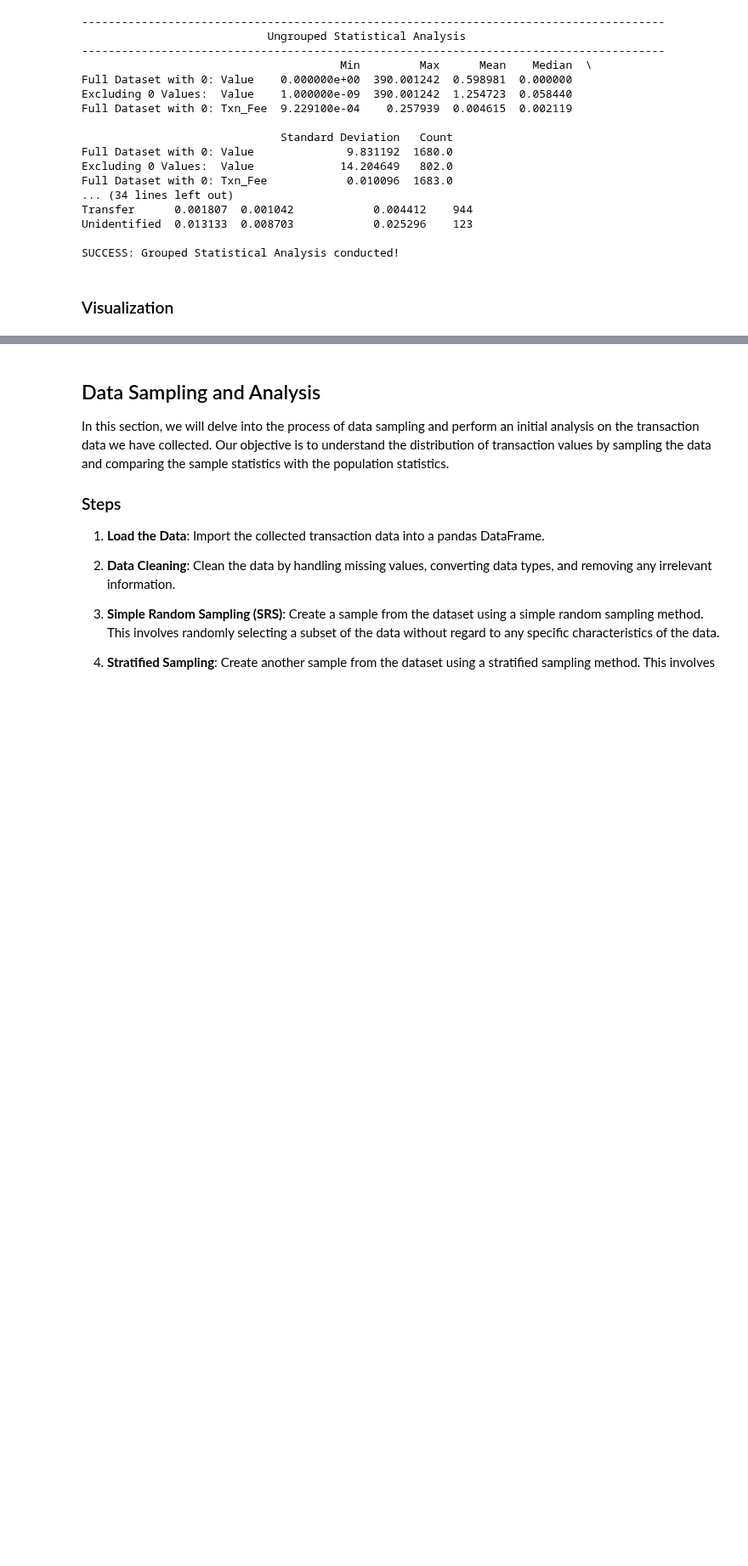
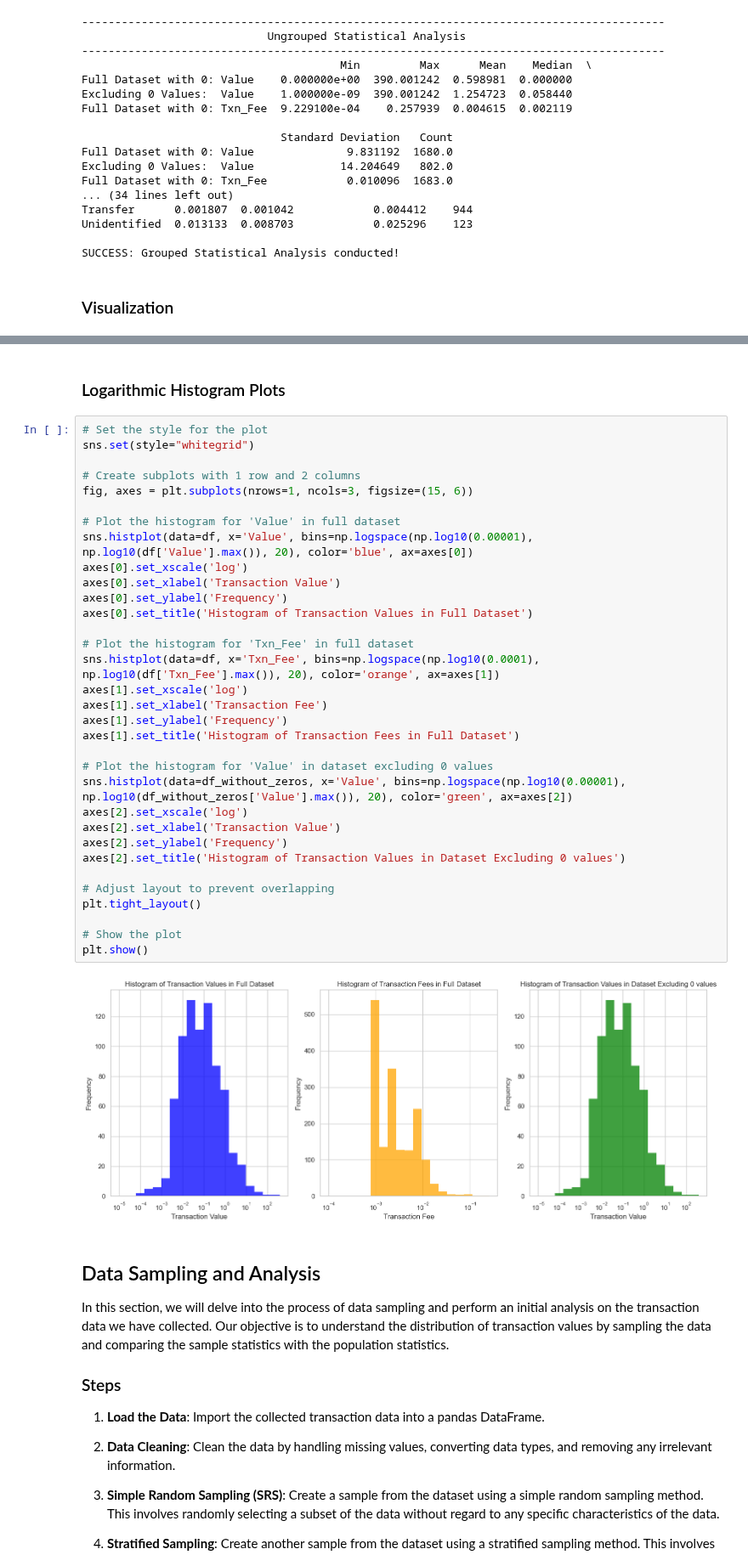
Before and after one commit to amirZZZkiller/DS-Course-Projects, a Jupyter notebook: CA0/Akbari_Baghestani_Jamali_DS4022_CA0.ipynb, the cells around one changed output, grey strips where cells are left out. Shown at 85% size. Cells and saved outputs as stored; diff of their text form; blank space fills up the shorter version.

```diff
--- a/CA0/Akbari_Baghestani_Jamali_DS4022_CA0.ipynb
+++ b/CA0/Akbari_Baghestani_Jamali_DS4022_CA0.ipynb
@@ -407,3 +442,40 @@ SUCCESS: Grouped Statistical Analysis conducted!
+# %% [markdown]
+### Logarithmic Histogram Plots
+# %%
+# Set the style for the plot
+sns.set(style="whitegrid")
+
+# Create subplots with 1 row and 2 columns
+fig, axes = plt.subplots(nrows=1, ncols=3, figsize=(15, 6))
+
+# Plot the histogram for 'Value' in full dataset
+sns.histplot(data=df, x='Value', bins=np.logspace(np.log10(0.00001), np.log10(df['Value'].max()), 20), color='blue', ax=axes[0])
+axes[0].set_xscale('log')
+axes[0].set_xlabel('Transaction Value')
+axes[0].set_ylabel('Frequency')
+axes[0].set_title('Histogram of Transaction Values in Full Dataset')
+
+# Plot the histogram for 'Txn_Fee' in full dataset
+sns.histplot(data=df, x='Txn_Fee', bins=np.logspace(np.log10(0.0001), np.log10(df['Txn_Fee'].max()), 20), color='orange', ax=axes[1])
+axes[1].set_xscale('log')
+axes[1].set_xlabel('Transaction Fee')
+axes[1].set_ylabel('Frequency')
+axes[1].set_title('Histogram of Transaction Fees in Full Dataset')
+
+# Plot the histogram for 'Value' in dataset excluding 0 values
+sns.histplot(data=df_without_zeros, x='Value', bins=np.logspace(np.log10(0.00001), np.log10(df_without_zeros['Value'].max()), 20), color='green', ax=axes[2])
+axes[2].set_xscale('log')
+axes[2].set_xlabel('Transaction Value')
+axes[2].set_ylabel('Frequency')
+axes[2].set_title('Histogram of Transaction Values in Dataset Excluding 0 values')
+
+# Adjust layout to prevent overlapping
+plt.tight_layout()
+
+# Show the plot
+plt.show()
+# %% [output]
+[figure, added]
 # %% [markdown]
 
 ## Data Sampling and Analysis
```
Also changed, not shown: parts of 4 cells of this notebook.
